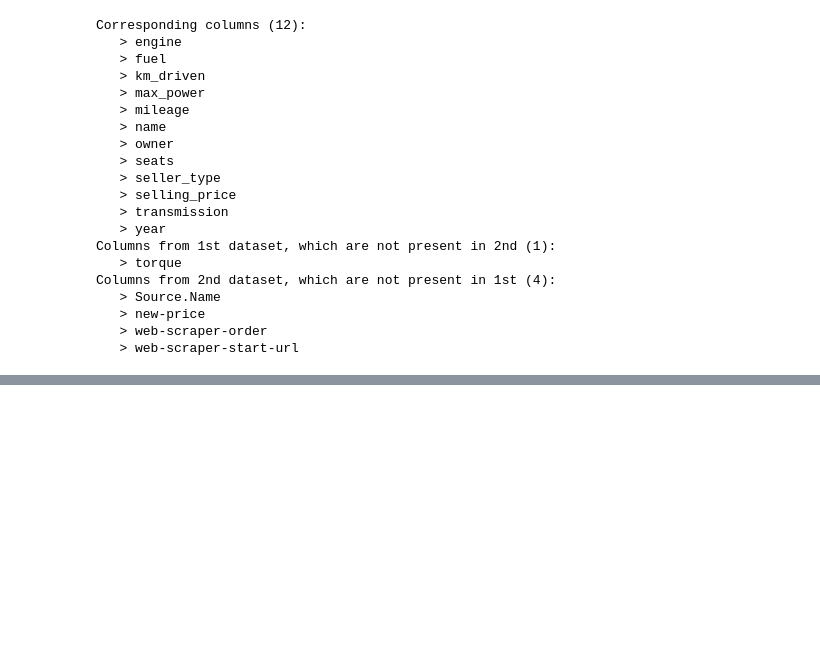
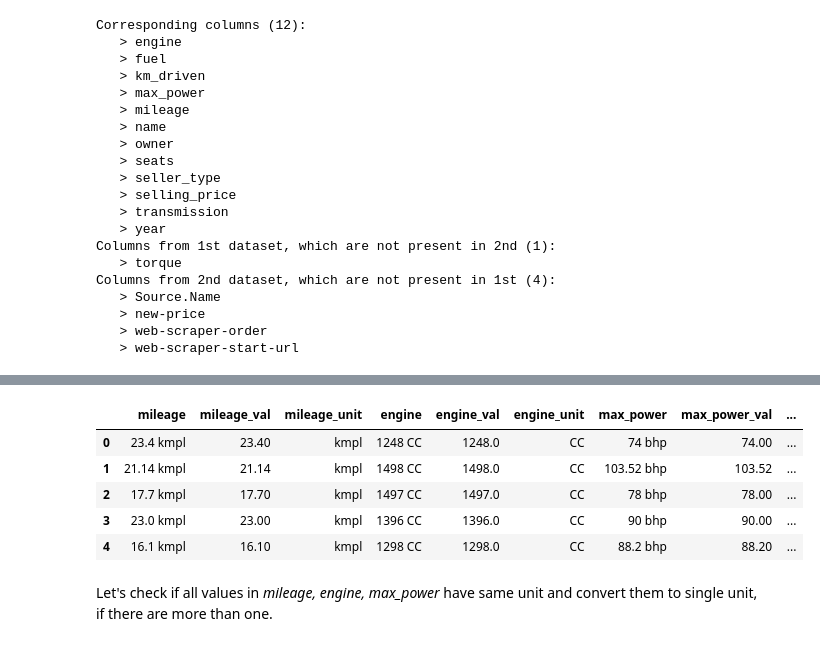
Before and after one commit to ZaikaBohdan/ds_car_price_proj, a Jupyter notebook: car_price_pred.ipynb, the cells around one changed output, grey strips where cells are left out. Drawn from its saved outputs; the diff is of its cells as text; code cells hidden in the pictures; blank space fills up the shorter version.

```diff
--- a/car_price_pred.ipynb
+++ b/car_price_pred.ipynb
@@ -185,0 +223,21 @@ This comparison will help us prioritize columns in data cleaning process. Values
+# %%
+# first run of code raised error during attemt to convert values to numeric because of one incorrect value in a row
+# line of code below added for fixing this value
+raw_data_1.loc[raw_data_1['max_power'] == ' bhp', 'max_power'] = np.nan
+
+conv_cols = ['mileage', 'engine', 'max_power']
+for name in conv_cols:
+    raw_data_1[[name+'_val', name+'_unit']] = raw_data_1[name].str.split(expand=True)
+    raw_data_1 = raw_data_1.astype({name+'_val':float})
+
+all_conv_cols = np.array([[name, name+'_val', name+'_unit'] for name in conv_cols]).flatten()
+raw_data_1[all_conv_cols].head()
+# %% [output]
+|  | mileage | mileage_val | mileage_unit | engine | engine_val | engine_unit | max_power | max_power_val | ... |
+| 0 | 23.4 kmpl | 23.40 | kmpl | 1248 CC | 1248.0 | CC | 74 bhp | 74.00 | ... |
+| 1 | 21.14 kmpl | 21.14 | kmpl | 1498 CC | 1498.0 | CC | 103.52 bhp | 103.52 | ... |
+| 2 | 17.7 kmpl | 17.70 | kmpl | 1497 CC | 1497.0 | CC | 78 bhp | 78.00 | ... |
+| 3 | 23.0 kmpl | 23.00 | kmpl | 1396 CC | 1396.0 | CC | 90 bhp | 90.00 | ... |
+| 4 | 16.1 kmpl | 16.10 | kmpl | 1298 CC | 1298.0 | CC | 88.2 bhp | 88.20 | ... |
+# %% [markdown]
+Let's check if all values in *mileage, engine, max_power* have same unit and convert them to single unit, if there are more than one.
```
Also changed, not shown: parts of 17 cells of this notebook.
